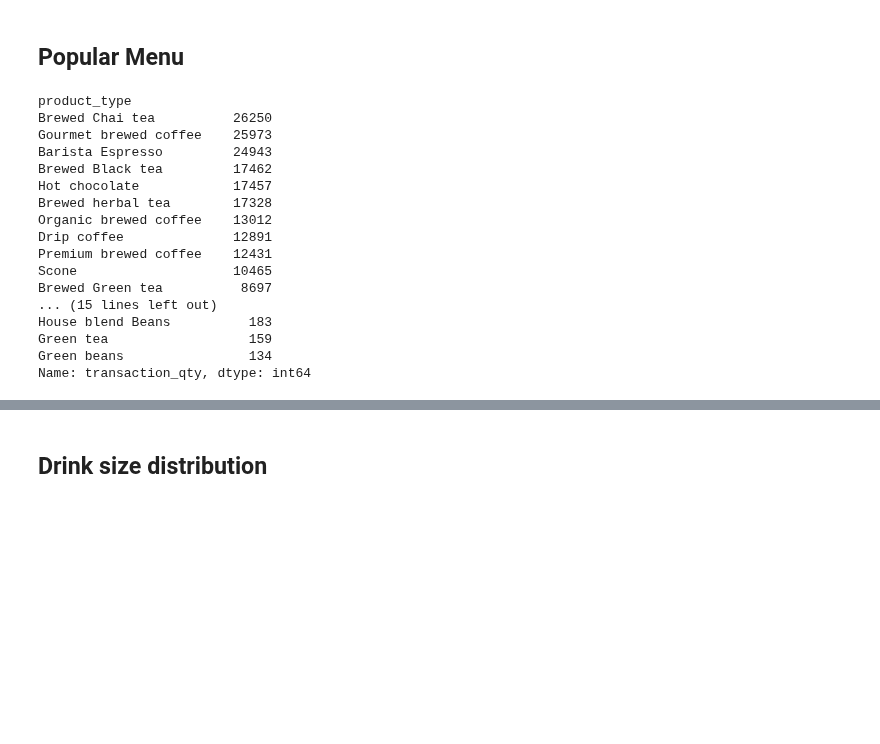
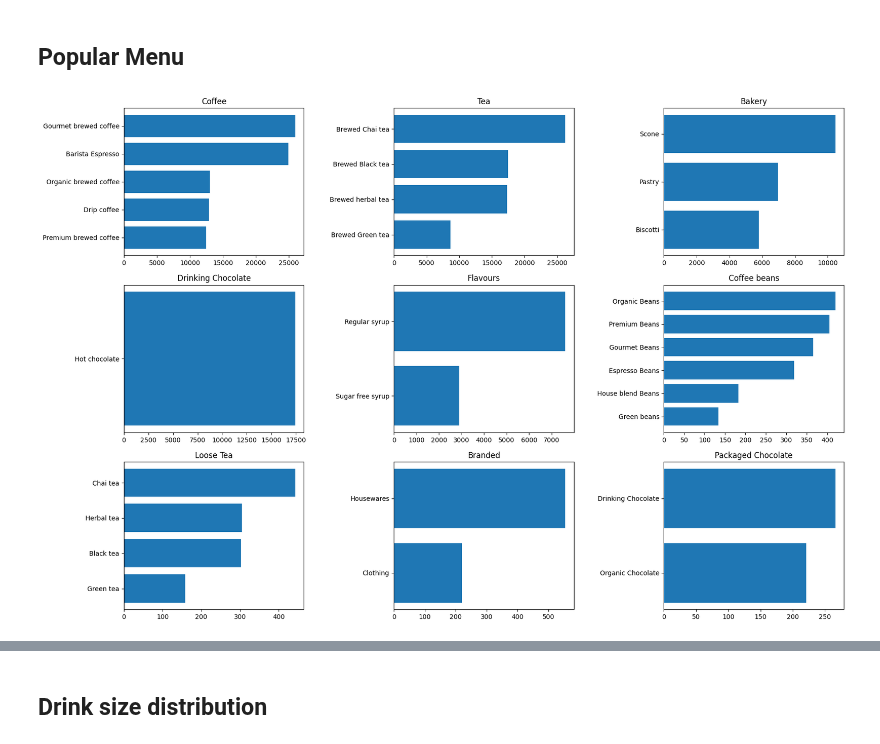
Before and after one commit to mlcuadra1/Coffee-Shop-EDA, a Jupyter notebook: notebooks/Script 2 - EDA.ipynb, the cells around one changed output, grey strips where cells are left out. Drawn from its saved outputs; the diff is of its cells as text; code cells hidden in the pictures; blank space fills up the shorter version.

```diff
--- a/notebooks/Script 2 - EDA.ipynb
+++ b/notebooks/Script 2 - EDA.ipynb
@@ -209,24 +213,18 @@ Passing `palette` without assigning `hue` is deprecated and will be removed in v
 - Coffee shops inherently attract customers seeking immediately consumable products. Therefore, while certain items may exhibit lower sales volumes, their presence remains valuable as they contribute to passive sales without requiring extensive labor or maintenance. Nevertheless, several measures can enhance the sales performance of these items. These include implementing targeted marketing promotions, diversifying product variants, and introducing more affordable static items into the product lineup.
 # %% [markdown]
 ## Popular Menu
-# %%
-product_type_aggsum = data.groupby('product_type')['transaction_qty'].sum().sort_values(ascending=False)
-product_type_aggsum
-# %% [output]
-product_type
-Brewed Chai tea          26250
-Gourmet brewed coffee    25973
-Barista Espresso         24943
-Brewed Black tea         17462
-Hot chocolate            17457
-Brewed herbal tea        17328
-Organic brewed coffee    13012
-Drip coffee              12891
-Premium brewed coffee    12431
-Scone                    10465
-Brewed Green tea          8697
-... (15 lines left out)
-House blend Beans          183
-Green tea                  159
-Green beans                134
-Name: transaction_qty, dtype: int64
+# %%
+categories_list = list(product_cat_distribution.index)
+
+fig, axes = plt.subplots(3, 3, figsize = (20,14))
+
+for i, cat in enumerate(categories_list):
+    cat_df = data[data['product_category']==cat]
+    cat_df = cat_df[['transaction_qty', 'product_category', 'product_type']]
+    cat_type_aggsum = cat_df.groupby('product_type')['transaction_qty'].sum().sort_values()
+    axes[i//3, i%3].barh(width=cat_type_aggsum.values, y=cat_type_aggsum.index)
+    axes[i//3, i%3].set_title(cat)
+
+fig.subplots_adjust(wspace=0.5)
+# %% [output]
+[figure, added]
```
Also changed, not shown: parts of 10 cells of this notebook, 2 other files.
